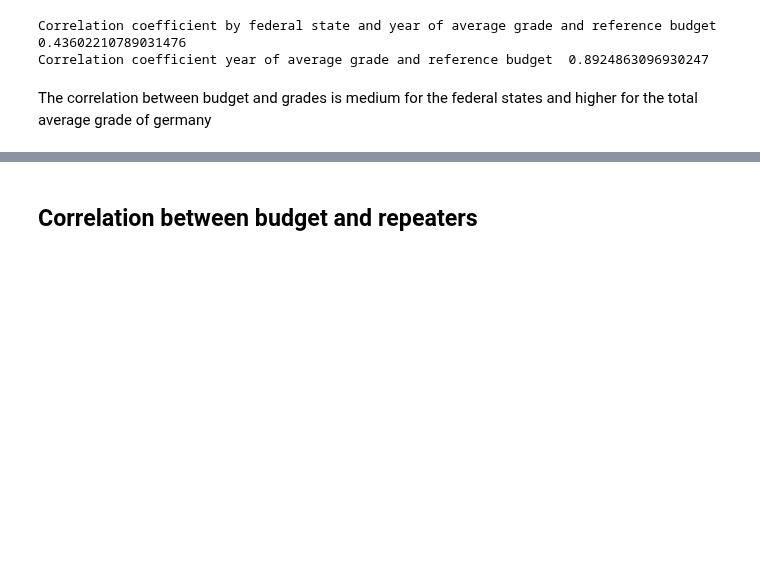
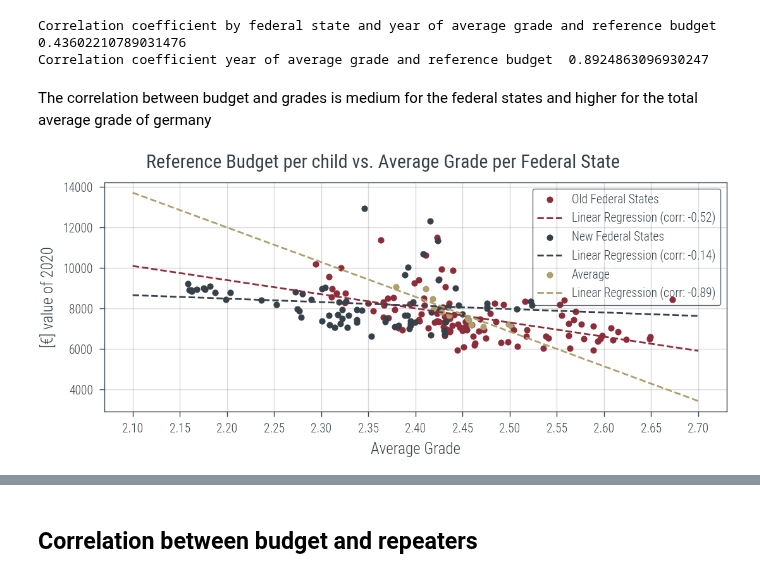
Before and after one commit to KarylReyne/DataLiteracyWS23, a Jupyter notebook: exp/TF-008-CorrelationsBudgetGradesRepeaters.ipynb, the cells around one changed output, grey strips where cells are left out. Cells and saved outputs as stored; diff of their text form; code cells hidden in the pictures; blank space fills up the shorter version.

Commit message:
Correlation plot grades - budget

```diff
--- a/exp/TF-008-CorrelationsBudgetGradesRepeaters.ipynb
+++ b/exp/TF-008-CorrelationsBudgetGradesRepeaters.ipynb
@@ -89,3 +94,41 @@ Correlation coefficient by federal state and year of average grade and reference
 Correlation coefficient year of average grade and reference budget  0.8924863096930247
 # %% [markdown]
 The correlation between budget and grades is medium for the federal states and higher for the total average grade of germany
+# %%
+fig, ax = plt.subplots(1, 1)
+
+MIN, MAX = 2.1, 2.7
+
+for i, state in enumerate(FEDERAL_STATES.keys()):
+    state_data = budget_grades_state[budget_grades_state["Federal State"].isin(FEDERAL_STATES[state])]
+    ax.scatter(state_data["Average Grade"] * -1, state_data["Reference Budget"], label=state, s=10)
+
+    # Linear regression
+    corr = np.corrcoef(state_data["Average Grade"] * -1, state_data["Reference Budget"])[0][1]
+    X = np.vstack([np.ones(len(state_data["Average Grade"])), state_data["Average Grade"] * -1]).T
+    y = state_data["Reference Budget"]
+    w,res,_,_ = np.linalg.lstsq(X, y, rcond=None)
+    xp = np.linspace(MIN, MAX, 100)
+    ax.plot(xp, w[0] + w[1] * xp, "--", label="Linear Regression (corr: {:.2f})".format(corr))
+
+# Average
+# Linear regression
+corr = np.corrcoef(budget_grades["Average Grade"] * -1, budget_grades["Reference Budget"])[0][1]
+X = np.vstack([np.ones(len(budget_grades["Average Grade"])), budget_grades["Average Grade"] * -1]).T
+y = budget_grades["Reference Budget"]
+w,res,_,_ = np.linalg.lstsq(X, y, rcond=None)
+xp = np.linspace(MIN, MAX, 100)
+ax.scatter(budget_grades["Average Grade"] * -1, budget_grades["Reference Budget"], label="Average", s=10)
+ax.plot(xp, w[0] + w[1] * xp, "--", label="Linear Regression (corr: {:.2f})".format(corr))
+
+# Settings
+ax.set_xlabel("Average Grade")
+ax.set_ylabel("[€] value of 2020")
+ax.set_xticks(np.arange(MIN, MAX, 0.05))
+ax.grid()
+ax.legend()
+
+fig.suptitle("Reference Budget per child vs. Average Grade per Federal State")
+plt.show()
+# %% [output]
+[figure, added]
```
Also changed, not shown: parts of 6 cells of this notebook.
